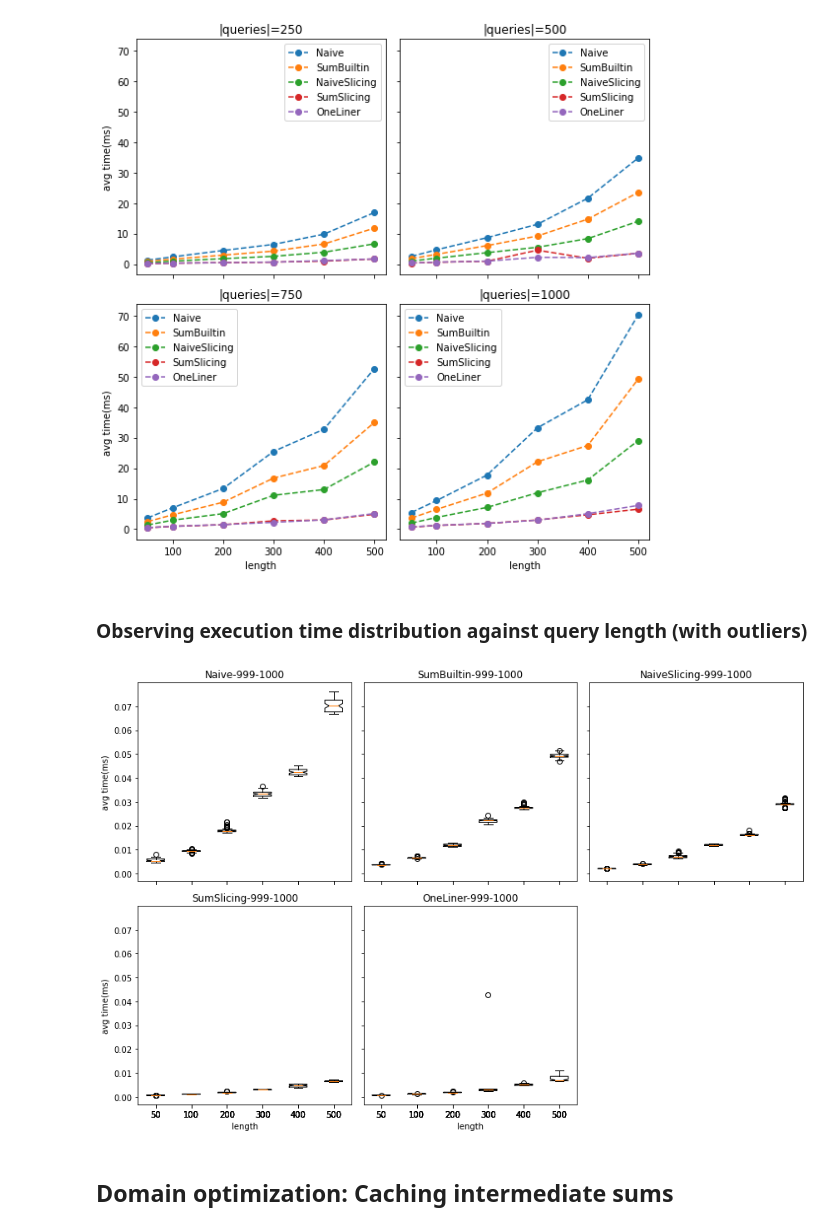
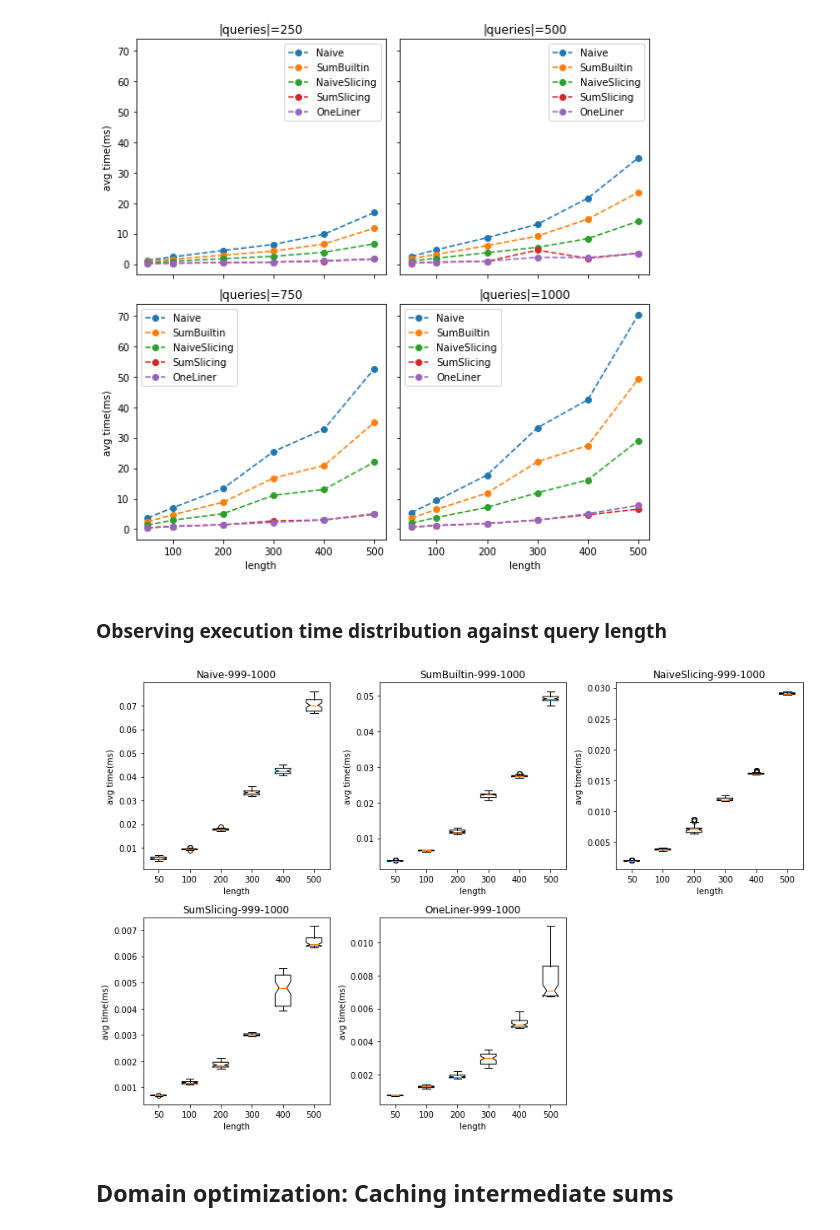
Before and after one commit to ace-lectures/SFWRENG_3XB3, a Jupyter notebook: lectures/03_optim/plot_benchs.ipynb, the cells around one changed output. Cells and saved outputs as stored; diff of their text form; code cells hidden in the pictures.

```diff
--- a/lectures/03_optim/plot_benchs.ipynb
+++ b/lectures/03_optim/plot_benchs.ipynb
@@ -151,7 +151,7 @@ prettyfy_plot(fig, axes, w = 8, h = 8)
 # %% [output]
 [figure]
 # %% [markdown]
-### Observing execution time distribution against query length (with outliers)
+### Observing execution time distribution against query length
 # %%
 def plot_time_distribution(obs: Observations, algo: str, lengths: list[int], boxes: int,  nb_queries: int, canvas):
     sorted(lengths)
@@ -162,18 +162,19 @@ def plot_time_distribution(obs: Observations, algo: str, lengths: list[int], box
 # %%
 strats     = ['Naive', 'SumBuiltin', 'NaiveSlicing', 'SumSlicing', 'OneLiner']
 lengths    = [50, 100, 200, 300, 400, 500]
 
-fig, axes = plt.subplots(2,3, sharex = True, sharey=True)
+fig, axes = plt.subplots(2,3)
 for x,y in product(range(2), range(3)):
     idx = x * 3 + y
     if idx < len(strats):
-        plot_time_distribution(obs_complete,  strats[idx], lengths, 999, 1000, axes[x,y])
+        plot_time_distribution(obs,  strats[idx], lengths, 999, 1000, axes[x,y])
     else:
         fig.delaxes(axes[x,y])  ## Deleting unnecessary plots
 
-prettyfy_plot(fig, axes, w = 12, h = 8)
+fig.set_size_inches(12, 8)
+fig.tight_layout()
 # %% [output]
-[figure, old version]
+[figure, new version]
 # %% [markdown]
 ## Domain optimization: Caching intermediate sums
 # %%
```
Also changed, not shown: parts of 4 cells of this notebook, 3 other files.
